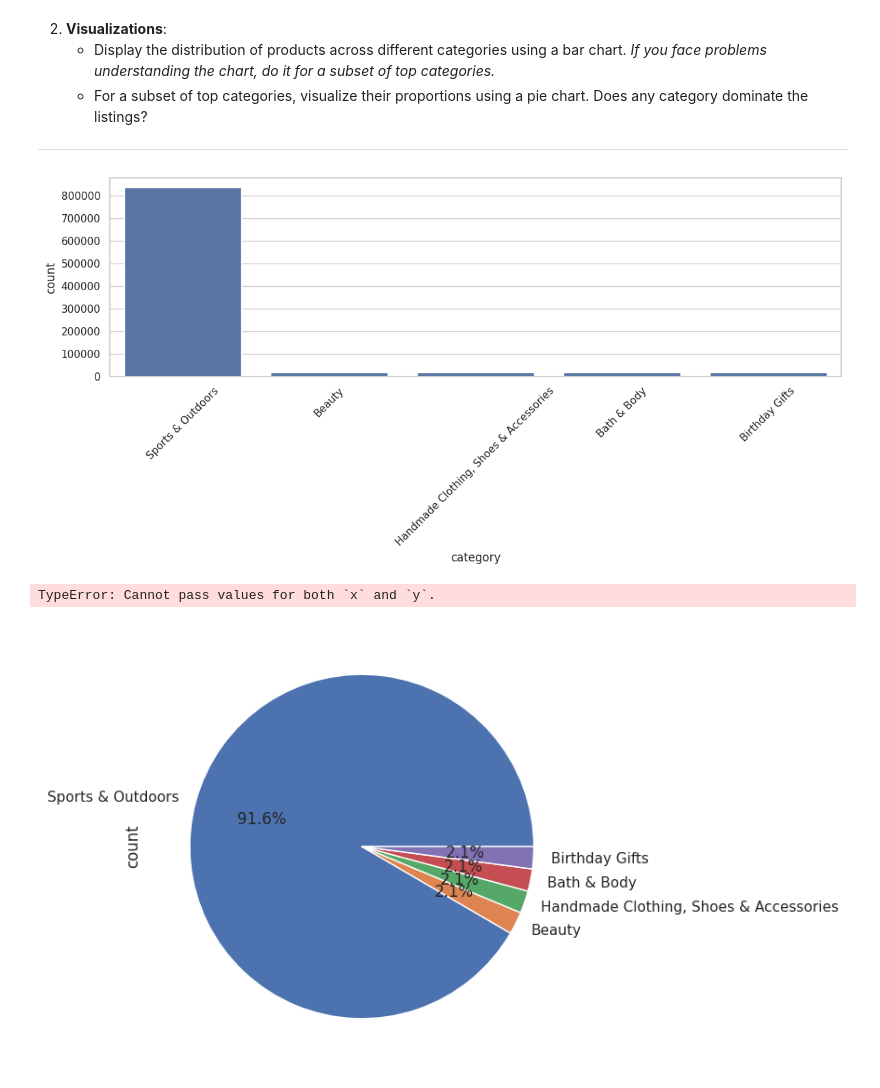
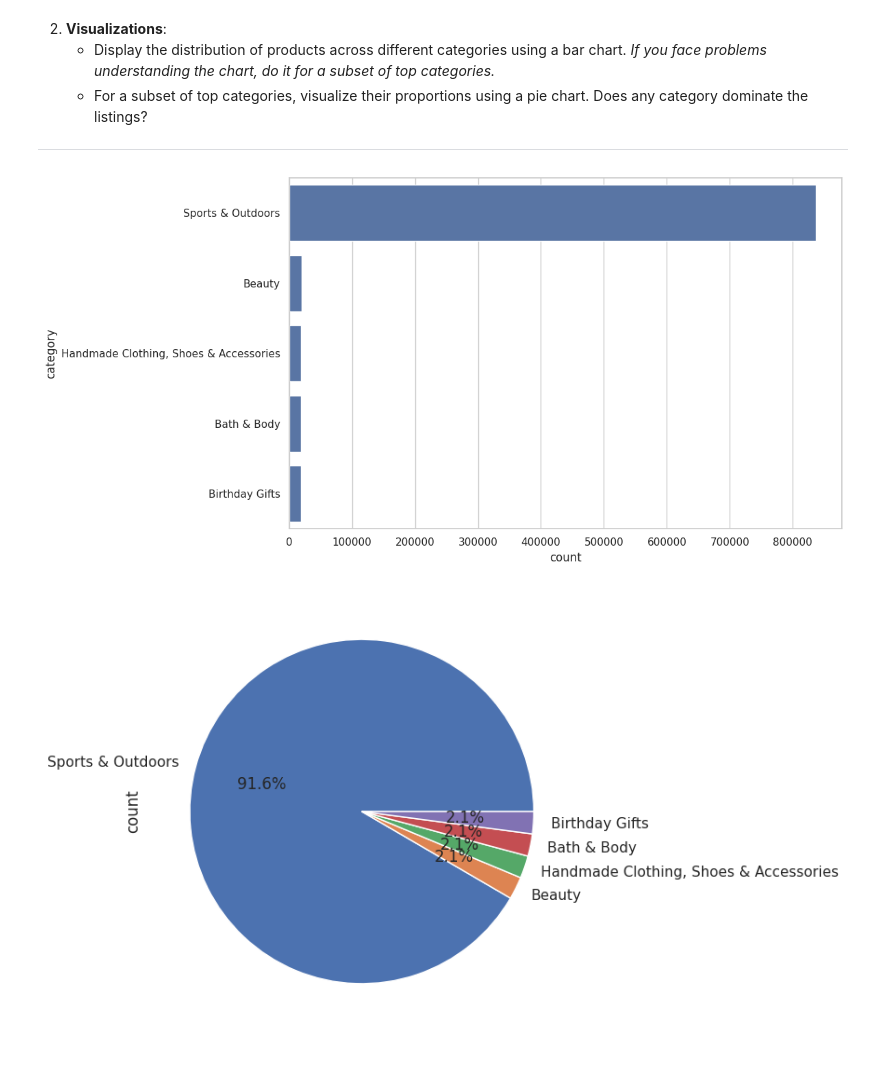
Before and after one commit to data-bootcamp-v4/lab-eda-univariate, a Jupyter notebook: EDA_univariate_analysis_EC.ipynb, the cells around one changed output. Drawn from its saved outputs; the diff is of its cells as text; code cells hidden in the pictures.

```diff
--- a/EDA_univariate_analysis_EC.ipynb
+++ b/EDA_univariate_analysis_EC.ipynb
@@ -203,39 +186,18 @@ Name: proportion, Length: 296, dtype: float64
     - For a subset of top categories, visualize their proportions using a pie chart. Does any category dominate the listings?
 
 ---
-# %%
-sns.barplot(freq_cat_top5)
-plt.xticks(rotation=45)  # Rotate x-axis labels
-plt.tight_layout()       # Prevent label cutoff
-plt.show()
-# %% [output]
-[figure, removed]
 # %%
-##### Other options ###
-# sns.barplot(
-#     x="category",
-#     y='count',
-#     data=df_freq_cat_top5,
-#     # palette='viridis',
-#     legend=True,
-# )
-# plt.xticks(rotation=45)  # Rotate x-axis labels
-
-
-# sns.barplot(
-#     x="count",
-#     y='category',
-#     data=df_freq_cat_top5,
-#     # palette='viridis',
-#     legend=True,
-# )
-
-## wrong output for countplot!!
-
-# plt.tight_layout()       # Prevent label cutoff
-# plt.show()
+####
+sns.barplot(
+    x="count",
+    y='category',
+    data=df_freq_cat_top5,
+    legend=True,
+)
+plt.tight_layout()       # Prevent label cutoff
+plt.show()
 # %% [output]
-TypeError: Cannot pass values for both `x` and `y`.
+[figure, added]
 # %%
 freq_cat_top5.plot(
     kind='pie', autopct='%1.1f%%'
```
Also changed, not shown: parts of 33 cells of this notebook.
